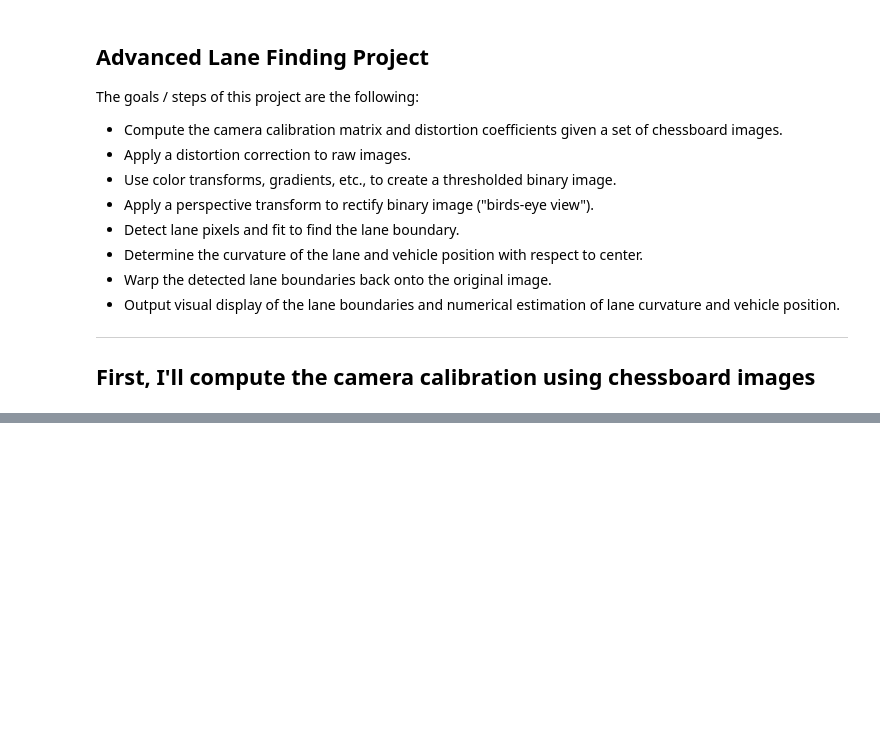
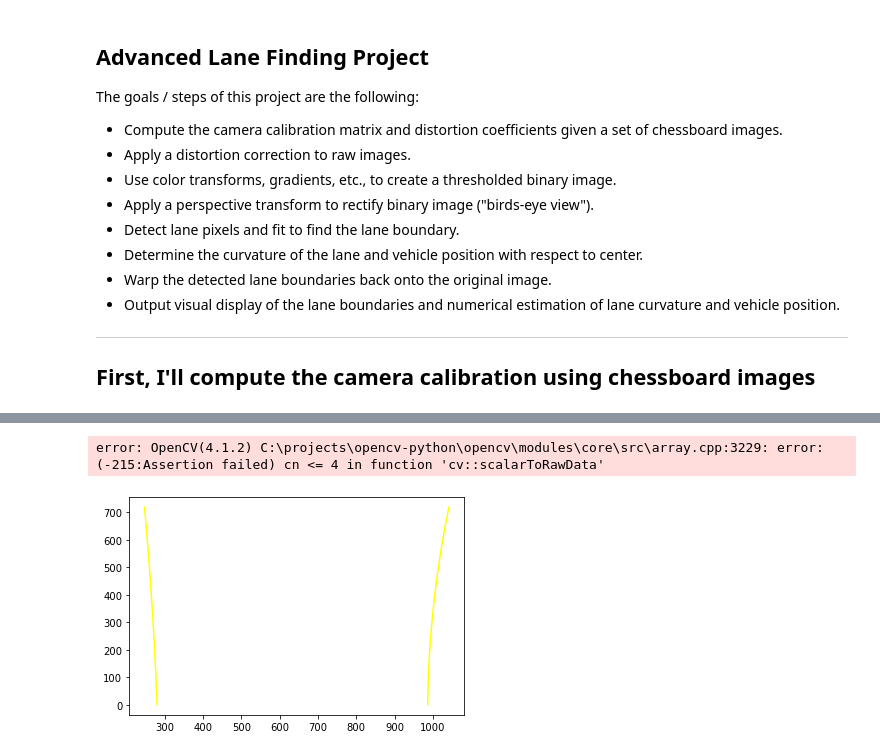
Before and after one commit to macvincent/Advanced_Lane_Line_Finding, a Jupyter notebook: Advanced_Lane_Finding.ipynb, the cells around one changed output, grey strips where cells are left out. Cells and saved outputs as stored; diff of their text form; code cells hidden in the pictures; blank space fills up the shorter version.

```diff
--- a/Advanced_Lane_Finding.ipynb
+++ b/Advanced_Lane_Finding.ipynb
@@ -181,7 +154,7 @@ def measure_curvature(binary_warped):
     left_curverad =  np.power((1+np.power((2*left_fit[0]*y_eval + left_fit[1]),2)),1.5)/np.abs(2*left_fit[0])## Implement the calculation of the left line here
     right_curverad = np.power((1+np.power((2*right_fit[0]*y_eval + right_fit[1]),2)),1.5)/np.abs(2*right_fit[0])  ## Implement the calculation of the ri  ght line here
 
-    return left_curverad, right_curverad
+    return np.int((left_curverad+right_curverad)/2)
 # %%
 def pipeline(img):
     dst_img = distortion_correction(img)
@@ -238,0 +338,39 @@ Moviepy - Writing video output_images/project_video.mp4
+# %%
+imgs = glob.glob('./test_images/*.jpg')
+for i, img in enumerate(imgs):
+    img = cv2.imread(img)
+    dst_img = distortion_correction(img)
+    sobel_x = abs_sobel_thresh(dst_img)
+    s_segment = hls_select(dst_img)
+
+    final_combination = np.zeros_like(s_segment)
+    final_combination[(s_segment == 1) | (sobel_x == 1)] = 1
+    warped, dst, src = warp(final_combination)
+
+    warped, left_fitx, right_fitx = fit_polynomials(warped)
+
+    warp_zero = np.zeros_like(warped).astype(np.uint8)
+    color_warp = np.dstack((warp_zero, warp_zero, warp_zero))
+    ploty = np.linspace(0, warped.shape[0]-1, warped.shape[0] )
+    Minv = cv2.getPerspectiveTransform(dst, src) #To convert the wrapped image back to its original form
+
+    # Recast the x and y points into usable format for cv2.fillPoly()
+    pts_left = np.array([np.transpose(np.vstack([left_fitx, ploty]))])
+    pts_right = np.array([np.flipud(np.transpose(np.vstack([right_fitx, ploty])))])
+    pts = np.hstack((pts_left, pts_right))
+
+    # Draw the lane onto the warped blank image
+    cv2.fillPoly(color_warp, np.int_([pts]), (0,255, 0))
+
+    # Warp the blank back to original image space using inverse perspective matrix (Minv)
+    newwarp = cv2.warpPerspective(color_warp, Minv, (warped.shape[1], warped.shape[0]))
+
+    # Combine the result with the original image
+    result = cv2.addWeighted(img, 1, newwarp, 0.3, 0)
+    cv2.putText(result, 'Radius of curvature = {}m'.format(measure_curvature(warped)), (20,200), cv2.FONT_HERSHEY_SIMPLEX, 2, (255, 255, 255), 2)
+
+    plt.imshow(out_img)
+    plt.show()
+# %% [output]
+error: OpenCV(4.1.2) C:\projects\opencv-python\opencv\modules\core\src\array.cpp:3229: error: (-215:Assertion failed) cn <= 4 in function 'cv::scalarToRawData'
+[figure, added]
```
Also changed, not shown: parts of 6 cells of this notebook, 17 other files.
